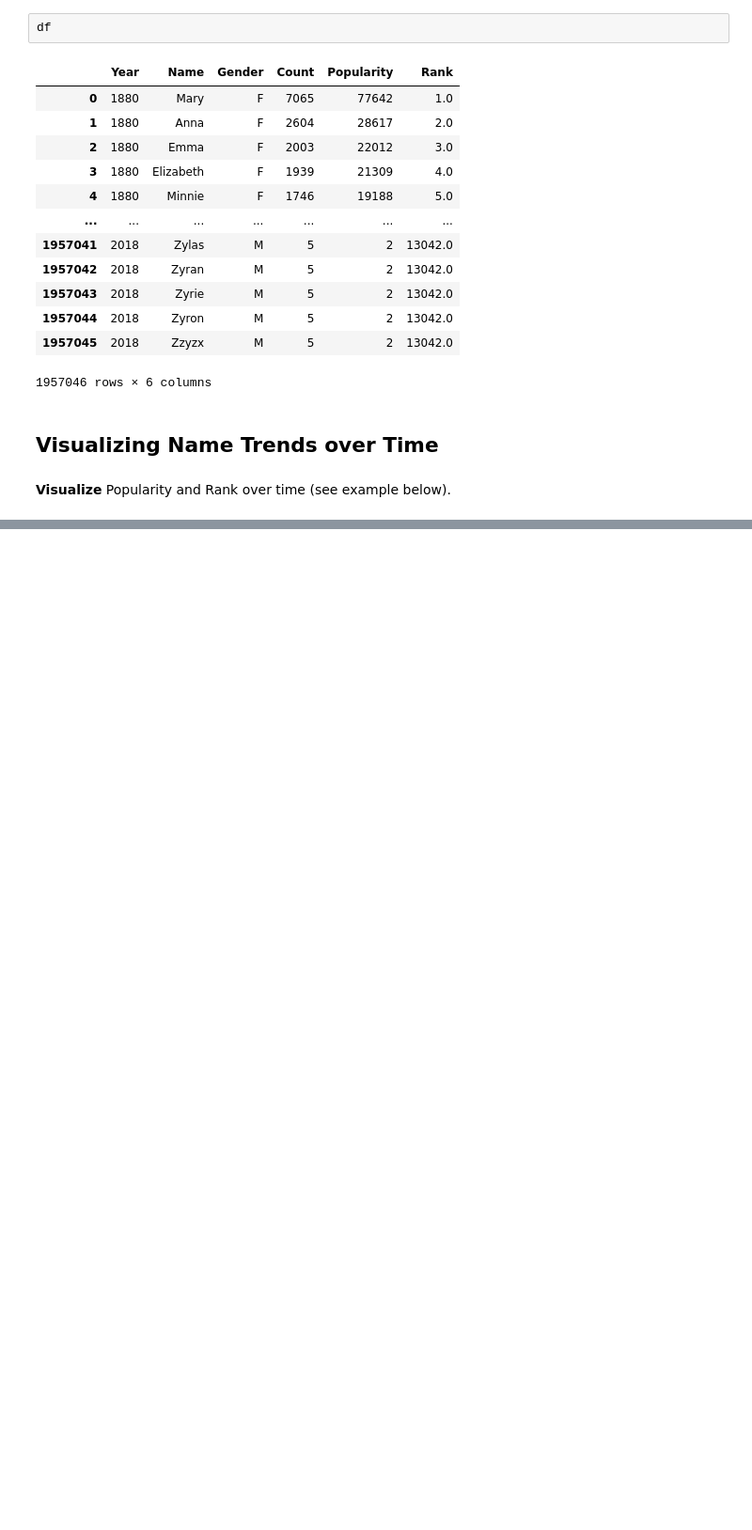
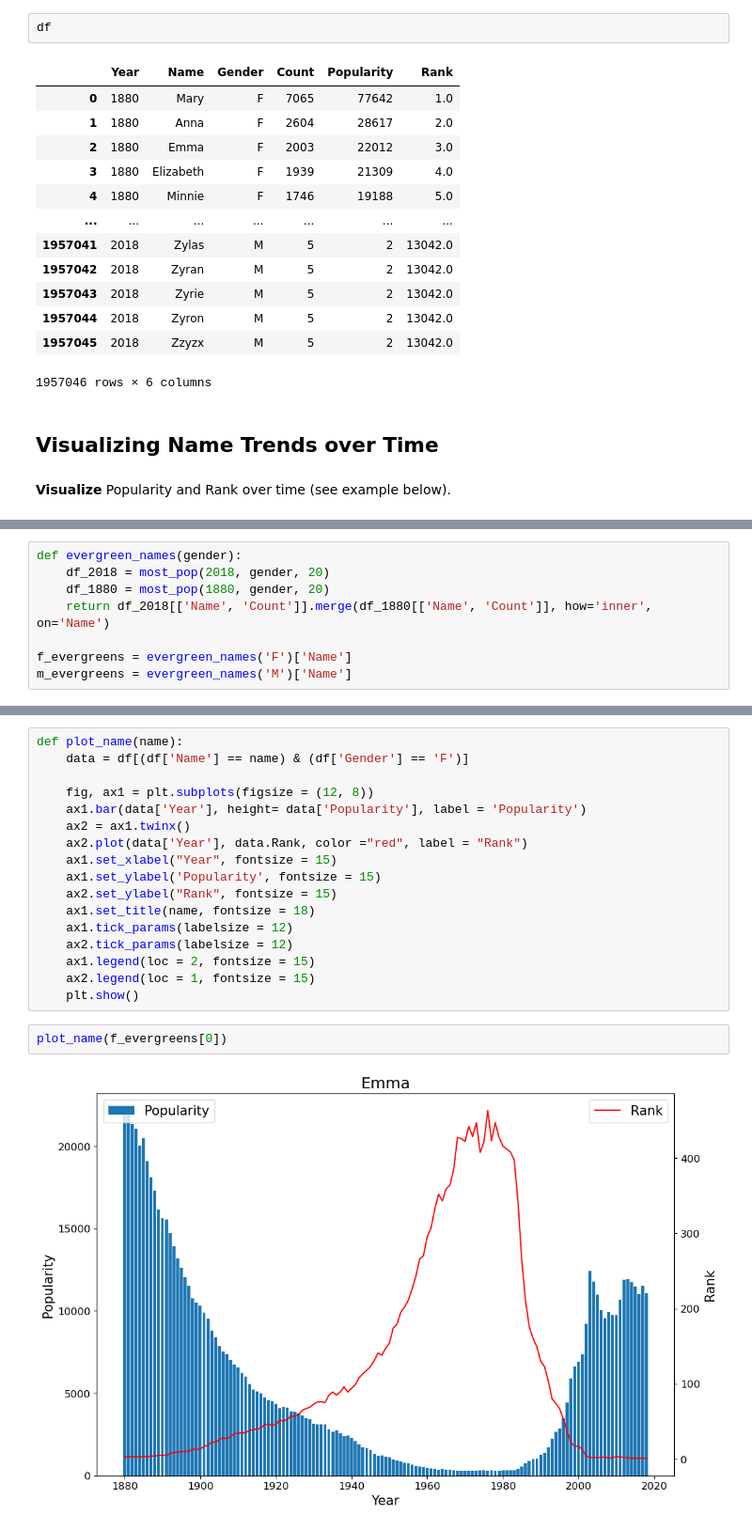
Before and after one commit to nickmnt/data, a Jupyter notebook: practical-ds/babies-analysis/AnalyzeBabies.ipynb, the cells around one changed output, grey strips where cells are left out. Shown: that part at 94% size. Cells and saved outputs as stored; diff of their text form; blank space fills up the shorter version.

```diff
--- a/practical-ds/babies-analysis/AnalyzeBabies.ipynb
+++ b/practical-ds/babies-analysis/AnalyzeBabies.ipynb
@@ -450,0 +451,8 @@ plt.show()
+# %%
+def evergreen_names(gender):
+    df_2018 = most_pop(2018, gender, 20)
+    df_1880 = most_pop(1880, gender, 20)
+    return df_2018[['Name', 'Count']].merge(df_1880[['Name', 'Count']], how='inner', on='Name')
+
+f_evergreens = evergreen_names('F')['Name']
+m_evergreens = evergreen_names('M')['Name']
@@ -450,0 +489,21 @@ plt.show()
+# %%
+def plot_name(name):
+    data = df[(df['Name'] == name) & (df['Gender'] == 'F')]
+
+    fig, ax1 = plt.subplots(figsize = (12, 8))
+    ax1.bar(data['Year'], height= data['Popularity'], label = 'Popularity')
+    ax2 = ax1.twinx()
+    ax2.plot(data['Year'], data.Rank, color ="red", label = "Rank")
+    ax1.set_xlabel("Year", fontsize = 15)
+    ax1.set_ylabel('Popularity', fontsize = 15)
+    ax2.set_ylabel("Rank", fontsize = 15)
+    ax1.set_title(name, fontsize = 18)
+    ax1.tick_params(labelsize = 12)
+    ax2.tick_params(labelsize = 12)
+    ax1.legend(loc = 2, fontsize = 15)
+    ax2.legend(loc = 1, fontsize = 15)
+    plt.show()
+# %%
+plot_name(f_evergreens[0])
+# %% [output]
+[figure, added]
```
Also changed, not shown: parts of 28 cells of this notebook.
